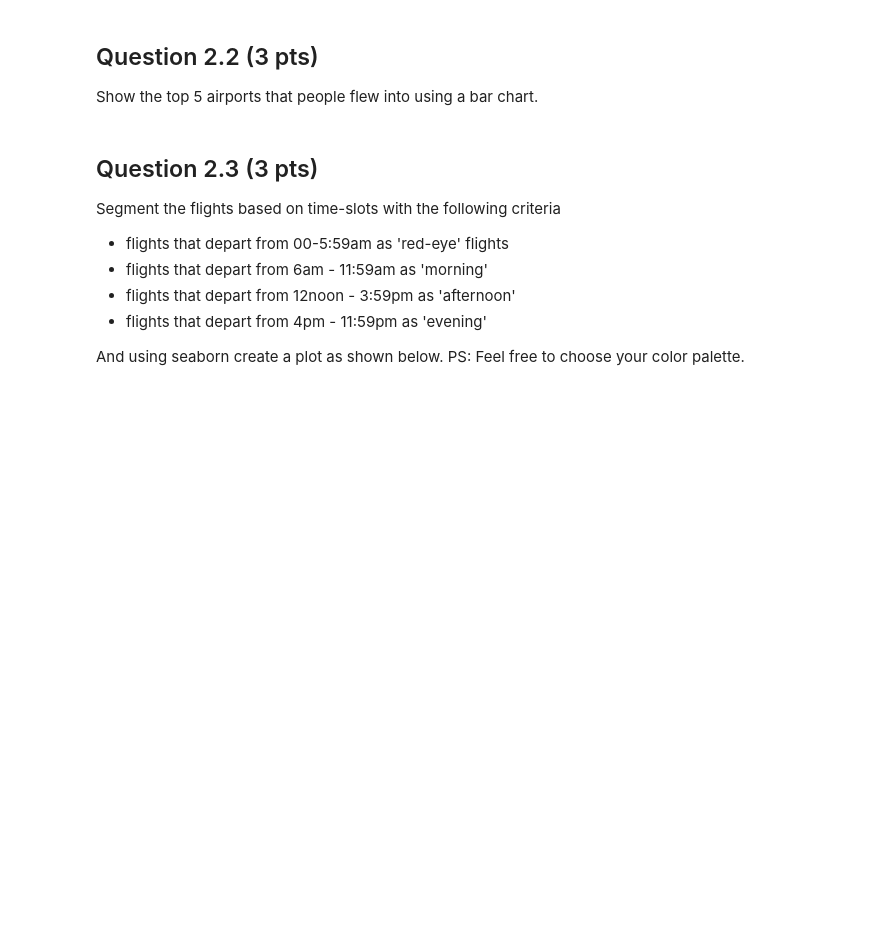
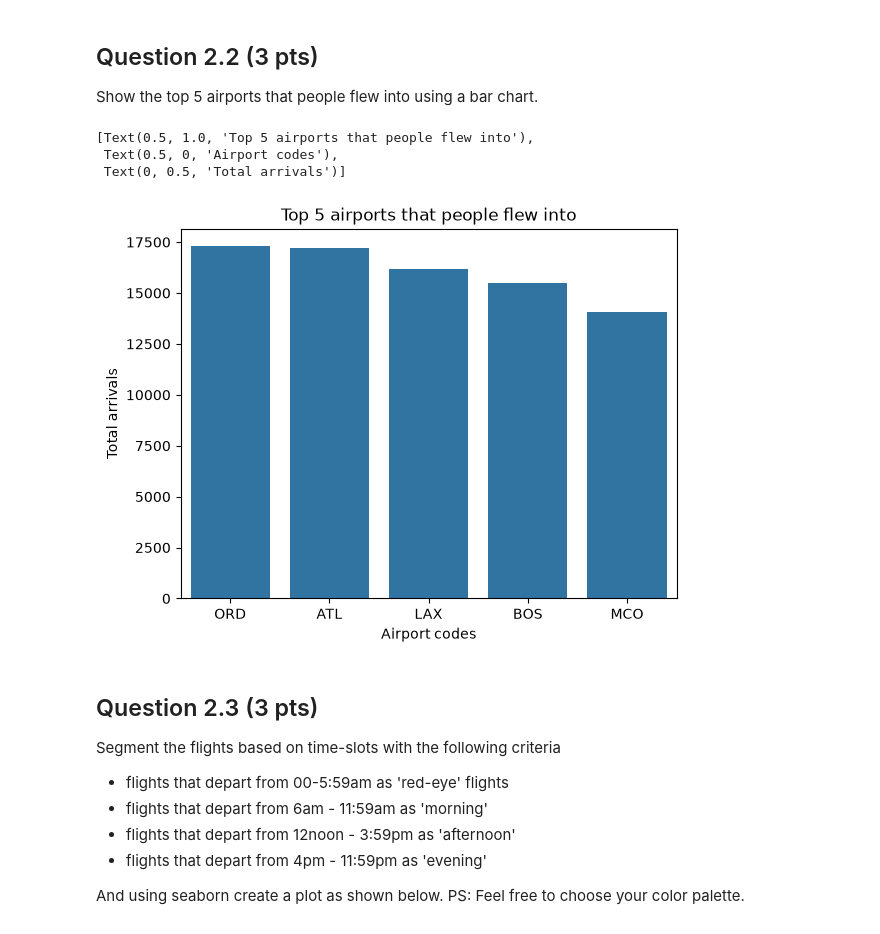
Before and after one commit to lisaminh/stats507, a Jupyter notebook: hw/hw7/hw7.ipynb, the cells around one changed output. Cells and saved outputs as stored; diff of their text form; code cells hidden in the pictures; blank space fills up the shorter version.

```diff
--- a/hw/hw7/hw7.ipynb
+++ b/hw/hw7/hw7.ipynb
@@ -195,3 +206,15 @@ raise NotImplementedError()
+# %%
+top_5_dest = flights["dest"].value_counts().sort_values(ascending=False)[:5]
+# %%
+fig_2 = sns.barplot(data = top_5_dest)
+fig_2.set(title = "Top 5 airports that people flew into",
+         xlabel = "Airport codes",
+         ylabel = "Total arrivals")
+# %% [output]
+[Text(0.5, 1.0, 'Top 5 airports that people flew into'),
+ Text(0.5, 0, 'Airport codes'),
+ Text(0, 0.5, 'Total arrivals')]
+[figure, added]
 # %%
 x_axis = fig_2.get_xaxis()
 text1 = x_axis.get_ticklabels()[0]
```
Also changed, not shown: parts of 8 cells of this notebook.
